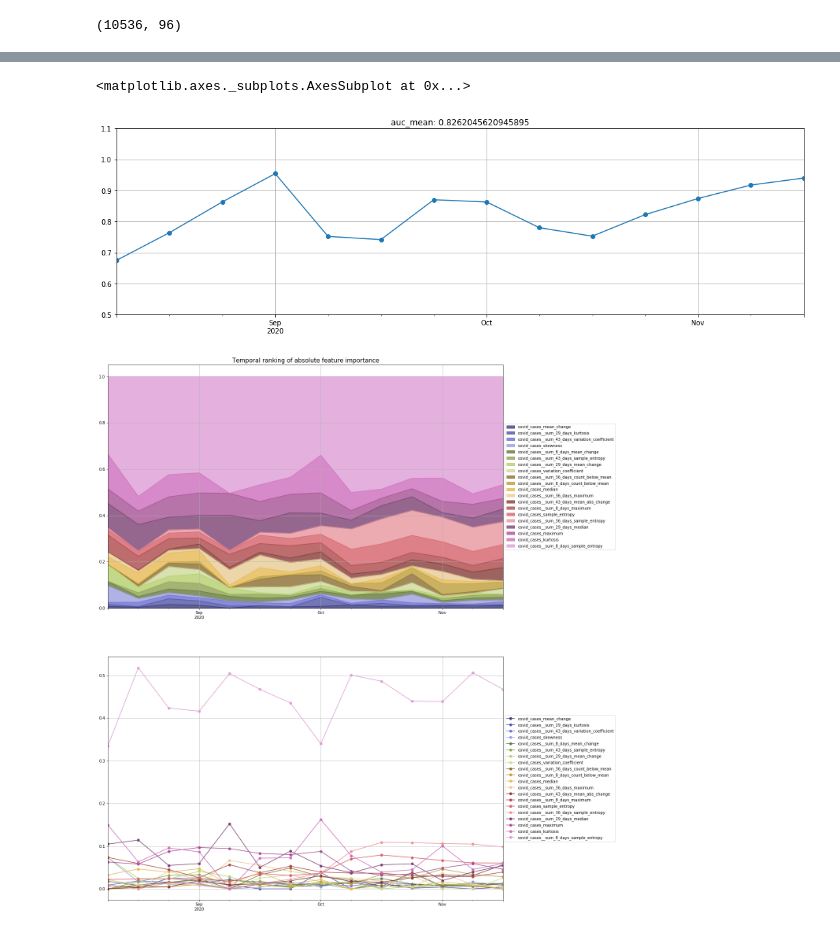
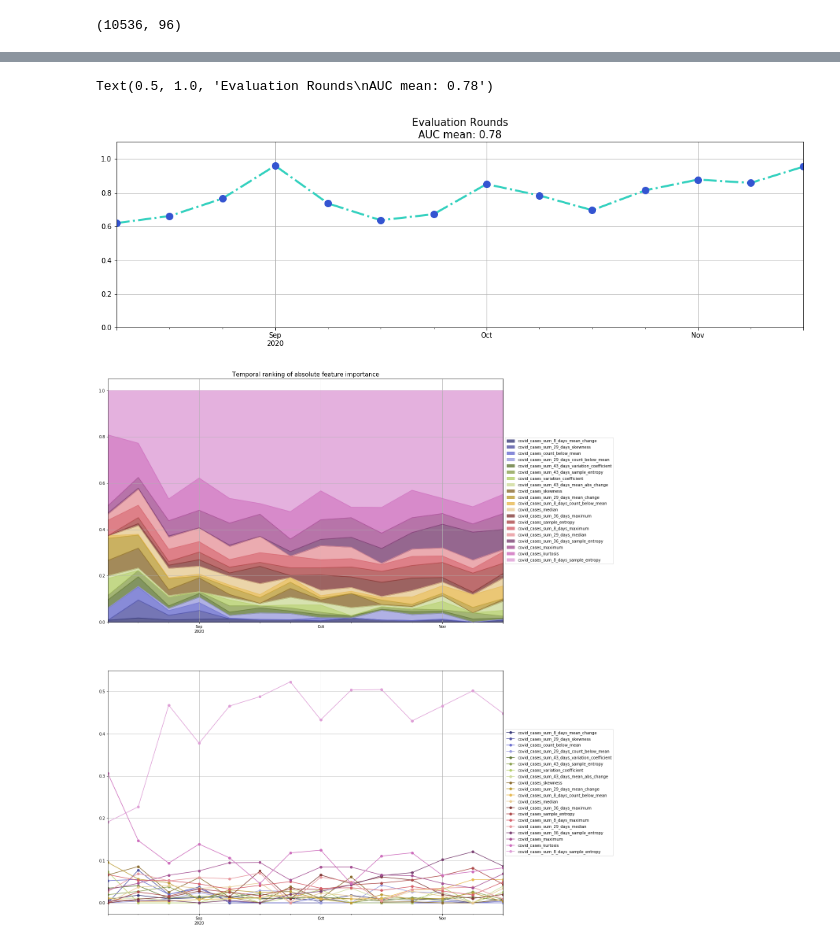
Before and after one commit to dhdzmota/omath_mota_rulo, a Jupyter notebook: notebooks/Experiment.ipynb, the cells around one changed output, grey strips where cells are left out. Cells and saved outputs as stored; diff of their text form; code cells hidden in the pictures.

```diff
--- a/notebooks/Experiment.ipynb
+++ b/notebooks/Experiment.ipynb
@@ -51,15 +51,19 @@ def plot_folds(X_train, X_val, X_oot):
     data_plot.name = 'train'
     data_plot.plot(
         kind='area',
+        color='#3454D1',
         grid=True,
         legend=True,
+        alpha=.5,
         ax=ax)
 
     data_plot = val['fecha'].value_counts()
     data_plot.name = 'val'
     data_plot.plot(
         kind='area',
+        color='#34D1BF',
         grid=True,
+        alpha=.5,
         legend=True,
         ax=ax)
 
@@ -68,6 +72,8 @@ def plot_folds(X_train, X_val, X_oot):
     data_plot.plot(
         kind='area',
         grid=True,
+        alpha=.5,
+        color='#D1345B',
         legend=True,
         ax=ax)
     ax.set_xlim(
@@ -80,7 +86,7 @@ def plot_folds(X_train, X_val, X_oot):
 def get_train_val(data, date):
     """
     """
-    train = data[data['fecha'] <= date]
+    train = data[data['fecha'] < date]
 
     oos_size = .1
     val_boundary = train['fecha'].quantile(1 - oos_size)
@@ -95,7 +101,7 @@ def get_train_val(data, date):
 for date, oot in experiment_rounds:
     oot.reset_index(inplace=True)
 
-    train, val = get_train_val(data, date)
+    train, val = get_train_val(data, oot['fecha'].min())
 
     plot_folds(train, val, oot)
 # %% [output]
@@ -120,7 +138,7 @@ for date, oot in experiment_rounds:
     oot.reset_index(inplace=True)
 
     # Split data
-    train, val = get_train_val(data, date)
+    train, val = get_train_val(data, oot['fecha'].min())
 
     # Get X matrix and y.
     X_train = train.set_index(['fecha', 'nombre_hospital']).copy()
@@ -315,18 +333,31 @@ date
 # %%
 auc = pd.Series([r['oot']['AUC']['avg / total'] for r in reports])
 auc.index = [r['date'] for r in reports]
 
 auc_mean = auc.mean()
 
+ax = auc.plot(
+    marker='',
+    linestyle='-.',
+    linewidth=3,
+    color='#34D1BF',
+    grid=True,
+    figsize=(18, 5),
+    ylim=(.5, 1.1))
+
 auc.plot(
     marker='o',
+    markersize=10,
+    linewidth=0,
+    color='#3454D1',
     grid=True,
     figsize=(18, 5),
-    ylim=(.5, 1.1),
-    title='auc_mean: %s' % auc_mean)
+    ylim=(.0, 1.1))
+
+ax.set_title('Evaluation Rounds\nAUC mean: %s' % round(auc_mean, 2), fontsize=15)
 # %% [output]
-<matplotlib.axes._subplots.AxesSubplot at 0x...>
+Text(0.5, 1.0, 'Evaluation Rounds\nAUC mean: 0.78')
-[figure, old version]
+[figure, new version]
 # %%
 data_plot = feature_importance[feature_importance.sum().sort_values().iloc[-20:].index]
 data_plot = (data_plot.T / data_plot.sum(axis=1)).T
@@ -350,4 +381,4 @@ ax[0].set_title('Temporal ranking of absolute feature importance', fontsize=15)
 ax[0].legend(loc='center left', bbox_to_anchor=(1, 0.5))
 ax[1].legend(loc='center left', bbox_to_anchor=(1, 0.5));
 # %% [output]
-[figure, old version]
+[figure, new version]
```
Also changed, not shown: parts of 5 cells of this notebook, 4 other files.
